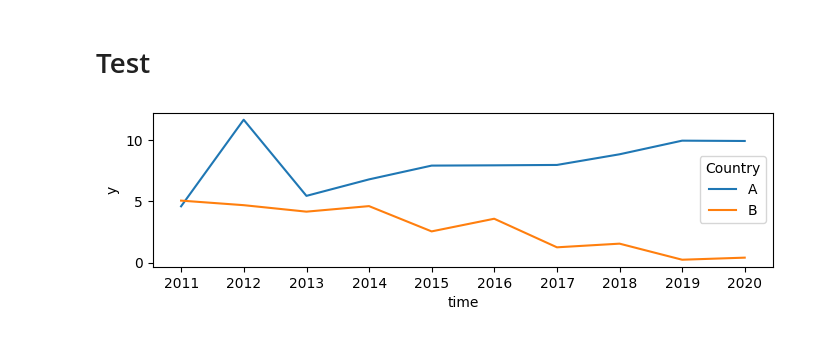
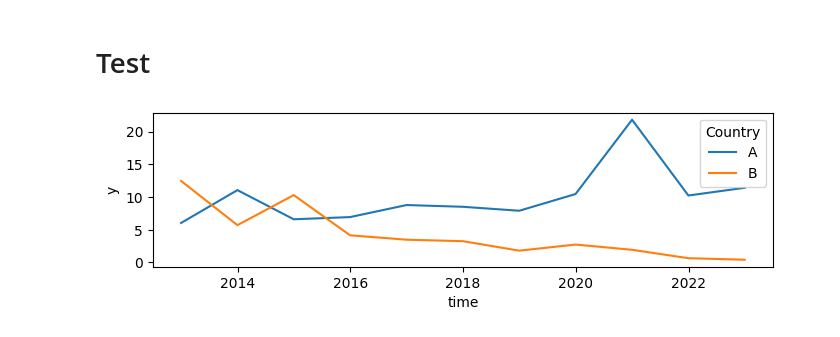
Before and after one commit to Hasan-Basri-Akcay/akrule, a Jupyter notebook: notebooks/test.ipynb, the cells around one changed output. Saved outputs shown, nothing was run; the diff lists cells and outputs as text; code cells hidden in the pictures.

```diff
--- a/notebooks/test.ipynb
+++ b/notebooks/test.ipynb
@@ -341,12 +369,12 @@ class AKRuleBasedTS():
 # %%
 from akrule.time_series import get_yearly_data
 
-df_year = get_yearly_data(N=10, max_value=10, noise_std=0.5, anomaly_percentage=10)
+df_year = get_yearly_data(N=11, max_value=11, noise_std=0.5, anomaly_percentage=10)
 
 fig, ax = plt.subplots(figsize=(8,2))
 sns.lineplot(data=df_year, x="time", y="y", hue="Country", ax=ax);
 # %% [output]
-[figure, old version]
+[figure, new version]
 # %%
 df_year_temp = df_year.copy()
 #df_year_temp["time"] = df_year_temp["time"].astype(str)
```
Also changed, not shown: parts of 4 cells of this notebook, 1 other file.
